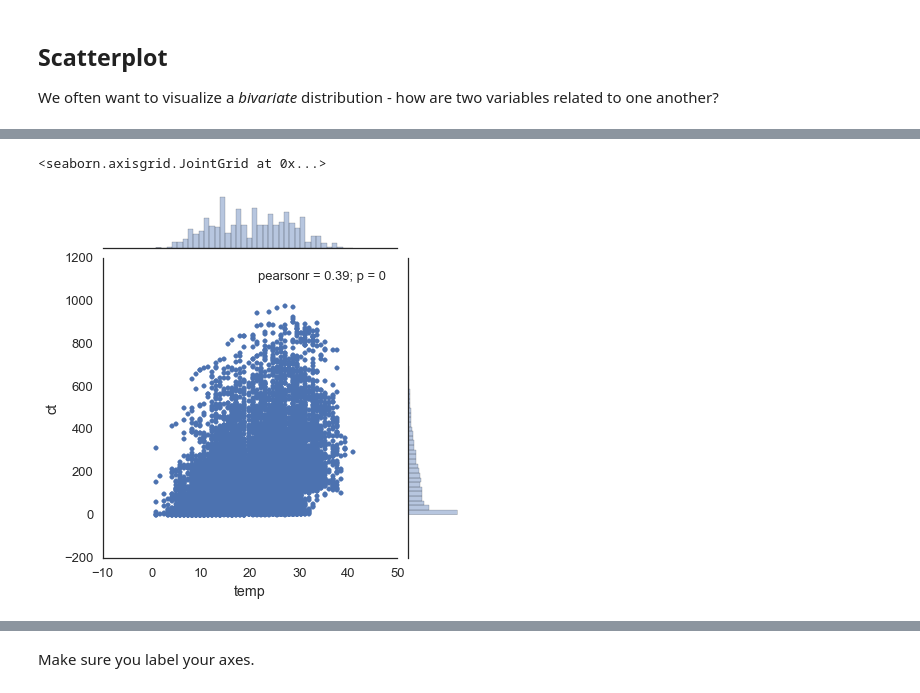
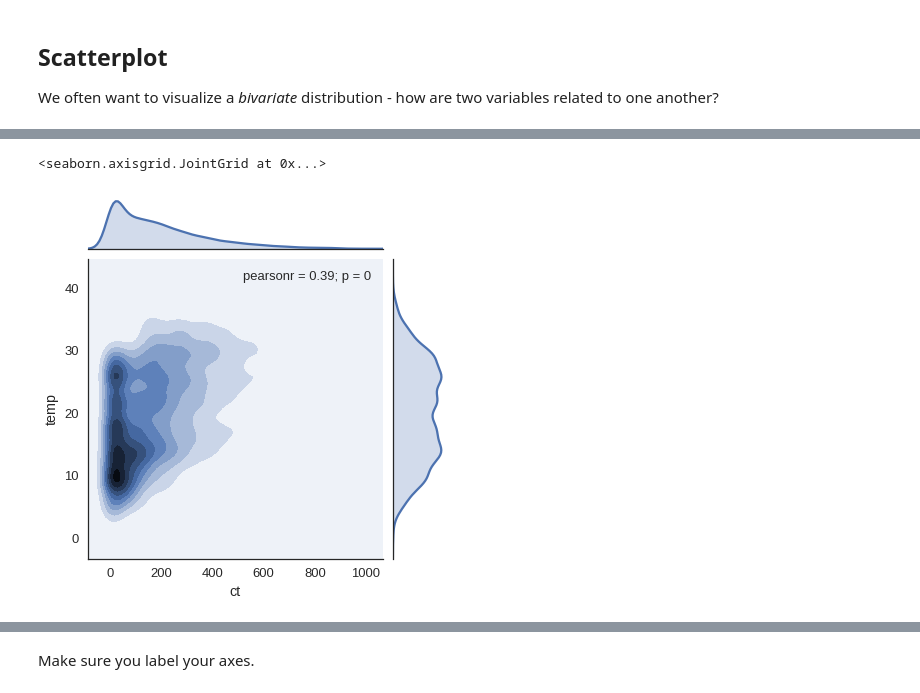
Before and after one commit to annahm/ga_hw, a Jupyter notebook: 05_annahm_bikes.ipynb, the cells around one changed output, grey strips where cells are left out. Drawn from its saved outputs; the diff is of its cells as text; code cells hidden in the pictures.

```diff
--- a/05_annahm_bikes.ipynb
+++ b/05_annahm_bikes.ipynb
@@ -47,0 +35,4 @@ bikes.head(2)
+# %%
+cols = ["datetime","season","holiday","workingday","weather","temp","atemp","humidity","windspeed","casual","registered","ct"]
+bikes = pd.read_csv("/home/anna/DAT-DC-10/data/bikeshare.csv", names=cols, header=0, na_filter=False)
+bikes.head(1)
@@ -184,5 +201,5 @@ sns.jointplot("humidity", "ct", data=bikes)
 # %%
-sns.jointplot("temp","ct", data=bikes)
+sns.jointplot("ct", "temp", data=bikes, kind="kde")
 # %% [output]
 <seaborn.axisgrid.JointGrid at 0x...>
-[figure, old version]
+[figure, new version]
```
Also changed, not shown: parts of 57 cells of this notebook.
